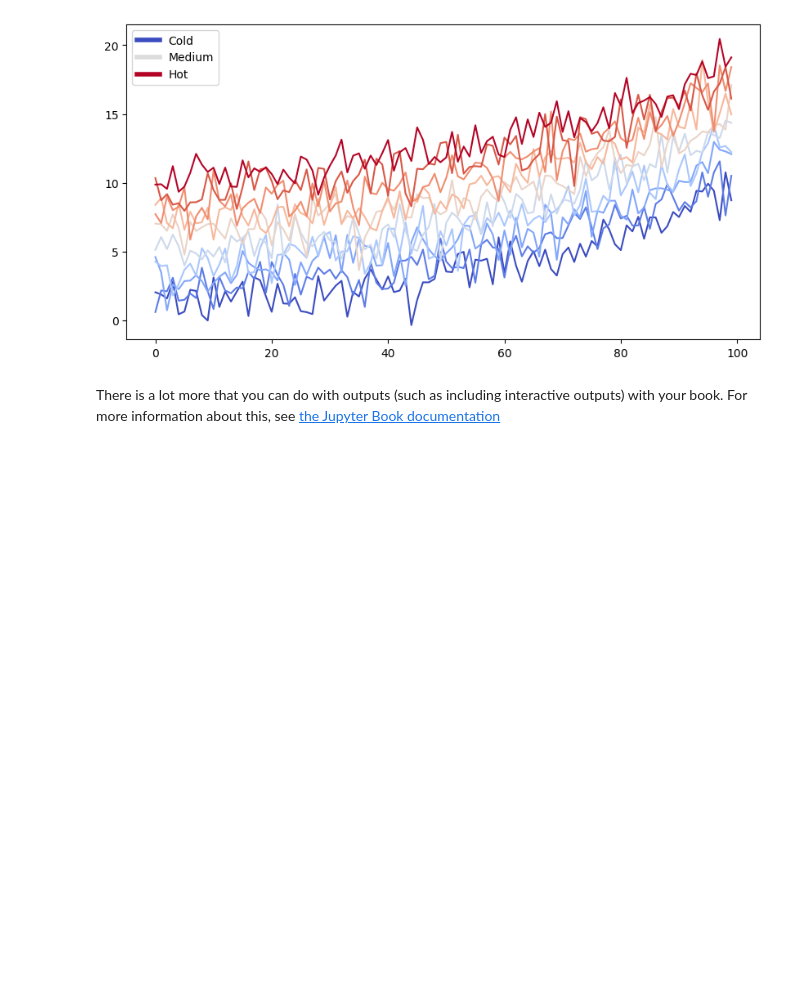
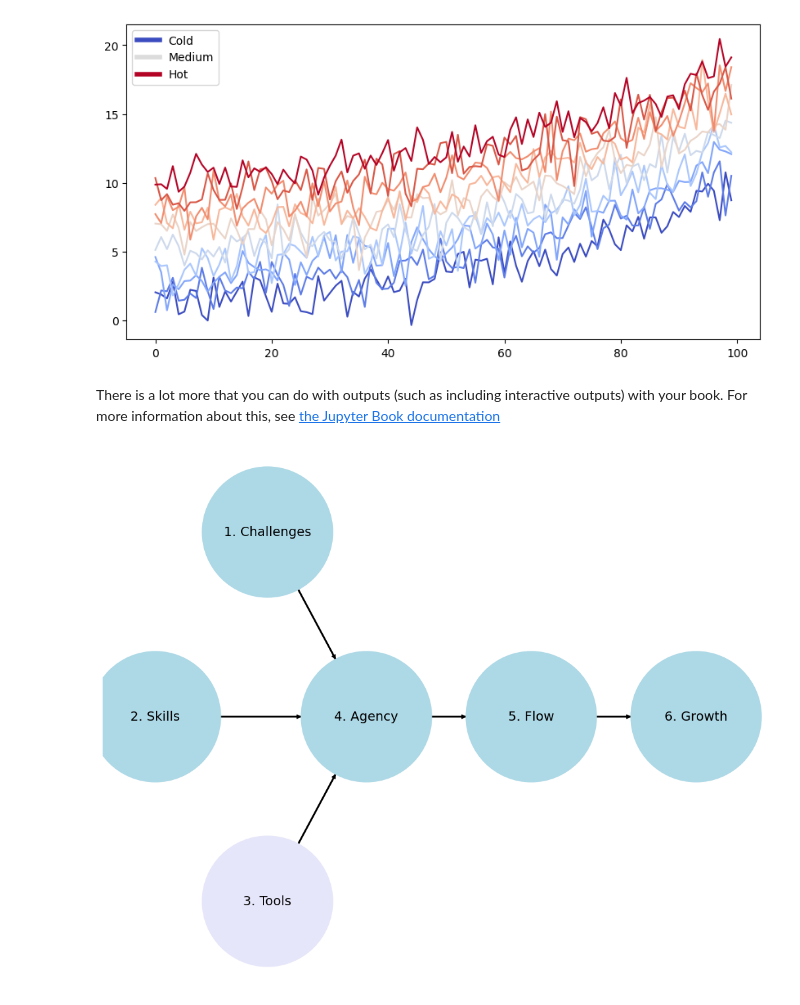
Before and after one commit to abikesa/workflow, a Jupyter notebook: jbb_ssh.ipynb, the cells around one changed output. Cells and saved outputs as stored; diff of their text form; code cells hidden in the pictures; blank space fills up the shorter version.

```diff
--- a/jbb_ssh.ipynb
+++ b/jbb_ssh.ipynb
@@ -31,3 +31,46 @@ ax.legend(custom_lines, ['Cold', 'Medium', 'Hot']);
 # %% [markdown]
 There is a lot more that you can do with outputs (such as including interactive outputs)
 with your book. For more information about this, see [the Jupyter Book documentation](https://jupyterbook.org)
+# %%
+import networkx as nx
+import matplotlib.pyplot as plt
+
+G = nx.DiGraph()
+G.add_node("1. Root", pos=(-2500, 700))
+G.add_node("2. Pentatonic", pos=(-4200, 0))
+G.add_node("3. Diatonic", pos=(-2500, -700))
+G.add_node("4. Chromatic", pos=(-1000, 0))
+G.add_node("5. Temperament", pos=(1500, 0))
+G.add_node("6. Expression", pos=(4000, 0))
+
+G.add_edges_from([("1. Root", "4. Chromatic")])
+G.add_edges_from([("2. Pentatonic", "4. Chromatic")])
+G.add_edges_from([("3. Diatonic", "4. Chromatic")])
+G.add_edges_from([("4. Chromatic", "5. Temperament")])
+G.add_edges_from([("5. Temperament", "6. Expression")])
+
+pos = nx.get_node_attributes(G, 'pos')
+labels = {"4. Chromatic": "4. Agency",
+          "1. Root": "1. Challenges",
+          "2. Pentatonic": "2. Skills",
+          "3. Diatonic": "3. Tools",
+          "5. Temperament": "5. Flow",
+          "6. Expression": "6. Growth"}  # Added label for "NDI" node in the labels dictionary
+
+# Update color for the "Scenarios" node
+node_colors = ["lightblue","lightblue", "lavender", "lightblue", "lightblue", "lightblue"]
+# node_colors = ["lightblue","lavender", "lavender", "lightgreen", "lightpink", "lightpink"]
+# Suppress the deprecation warning
+import warnings
+warnings.filterwarnings("ignore", category=DeprecationWarning)
+
+plt.figure(figsize=(10, 8))
+nx.draw(G, pos, with_labels=False, node_size=20000, node_color=node_colors, linewidths=2, edge_color='black', style='solid')
+nx.draw_networkx_labels(G, pos, labels, font_size=14) # , font_weight='bold'
+nx.draw_networkx_edges(G, pos, edge_color='black', style='solid', width=2)
+plt.xlim(-5000, 5000)
+plt.ylim(-1000, 1000)
+plt.axis("off")
+plt.show()
+# %% [output]
+[figure, added]
```
Also changed, not shown: parts of 1 cell of this notebook, 7 other files.
